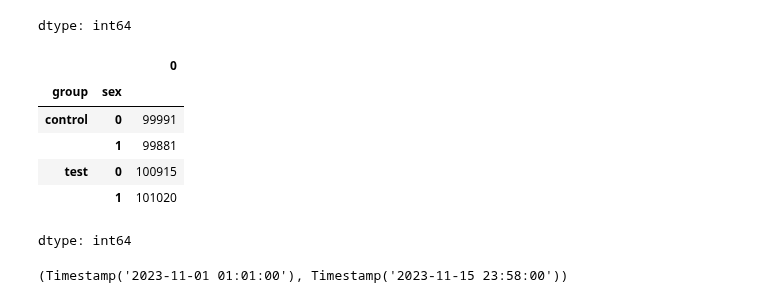
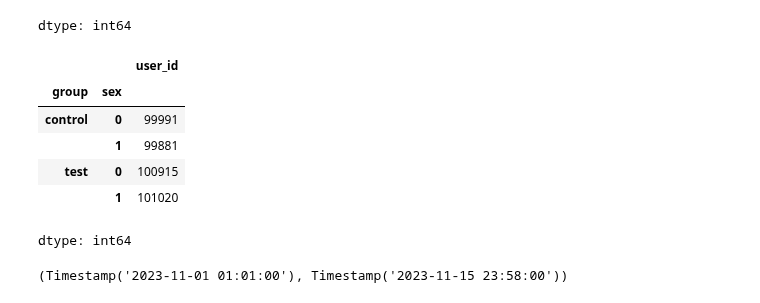
Before and after one commit to PavelMKh/HSE-AI, a Jupyter notebook: Math/stat_hw6.ipynb, the cells around one changed output. Saved outputs shown, nothing was run; the diff lists cells and outputs as text; code cells hidden in the pictures.

```diff
--- a/Math/stat_hw6.ipynb
+++ b/Math/stat_hw6.ipynb
@@ -309,9 +309,9 @@ df.group.value_counts()
 | control | 199872 |
 dtype: int64
 # %%
-df.groupby(['group','sex']).size()
+df.groupby(['group','sex'])['user_id'].count()
 # %% [output]
-|  |  | 0 |
+|  |  | user_id |
 | group | sex |  |
 | control | 0 | 99991 |
 |  | 1 | 99881 |
```
